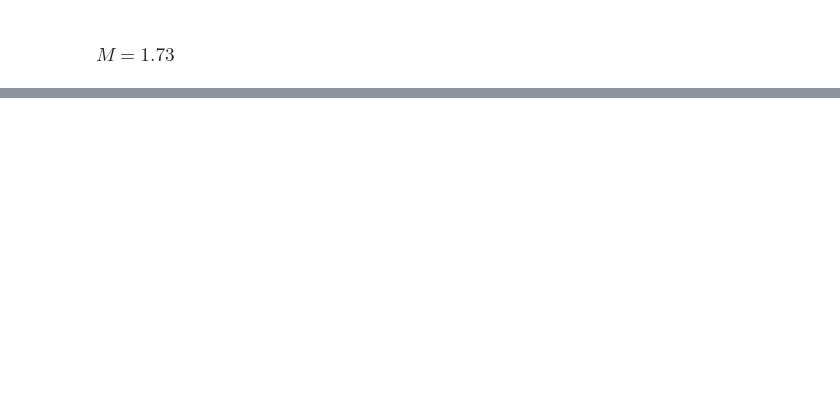
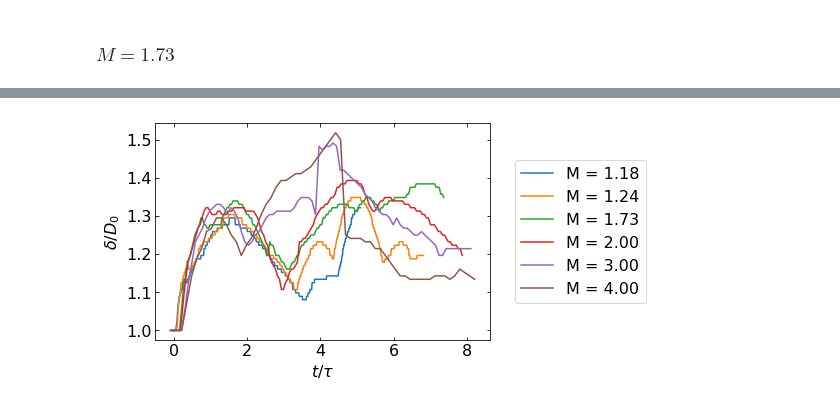
Before and after one commit to hsimplicio/bubble-shockwave-interaction, a Jupyter notebook: size_analysis/bubble_size_mesure.ipynb, the cells around one changed output, grey strips where cells are left out. Drawn from its saved outputs; the diff is of its cells as text; code cells hidden in the pictures; blank space fills up the shorter version.

```diff
--- a/size_analysis/bubble_size_mesure.ipynb
+++ b/size_analysis/bubble_size_mesure.ipynb
@@ -252,0 +774,15 @@ plt.show()
+# %%
+plt.rcParams.update({'font.size': 16})
+plt.tick_params(direction='in', bottom=True, labelbottom=True, top=True, left=True, labelleft=True, right=True)
+plt.ylabel(r'$\delta/D_{0}$')
+plt.xlabel(r'$t/\tau$')
+plt.plot(t['1.18'],H['1.18'])
+plt.plot(t['1.24'],H['1.24'])
+plt.plot(t['1.73'],H['1.73'])
+plt.plot(t['2.00'],H['2.00'])
+plt.plot(t['3.00'],H['3.00'])
+plt.plot(t['4.00'],H['4.00'])
+plt.legend(['M = 1.18', 'M = 1.24', 'M = 1.73', 'M = 2.00', 'M = 3.00', 'M = 4.00'], bbox_to_anchor=(1.05,0.5), loc='center left')
+plt.show()
+# %% [output]
+[figure, added]
```
Also changed, not shown: parts of 12 cells of this notebook.
